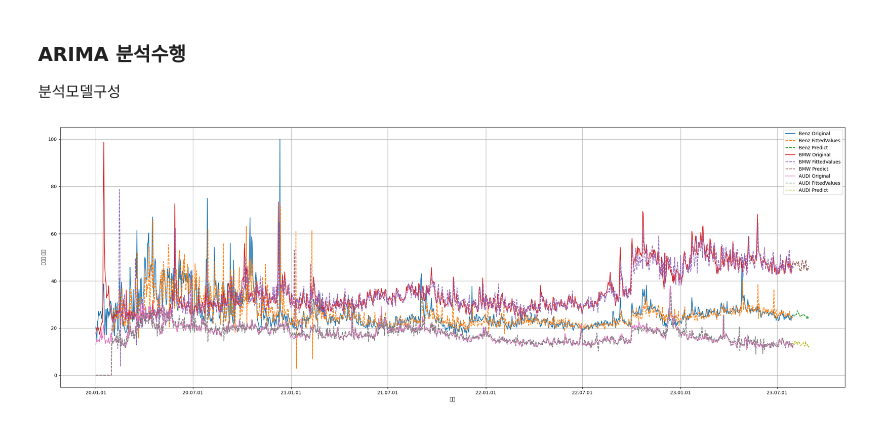
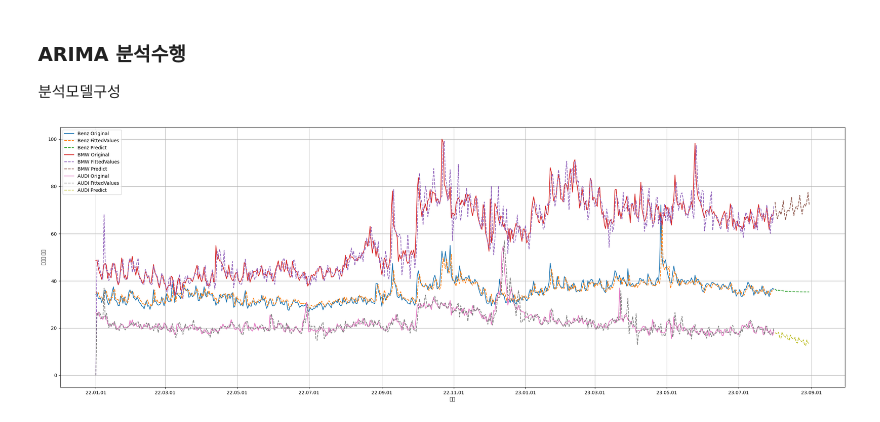
Before and after one commit to Jeeunun/Data_analysis_education_Closed, a Jupyter notebook: data_analysis/E.확증적_데이터_분석/06_시계열분석/09_네이버_검색어_트렌드_복수단어.ipynb, the cells around one changed output. Saved outputs shown, nothing was run; the diff lists cells and outputs as text; code cells hidden in the pictures.

```diff
--- a/data_analysis/E.확증적_데이터_분석/06_시계열분석/09_네이버_검색어_트렌드_복수단어.ipynb
+++ b/data_analysis/E.확증적_데이터_분석/06_시계열분석/09_네이버_검색어_트렌드_복수단어.ipynb
@@ -64,7 +64,7 @@ session.post(API_URL, data=json.dumps({"a" : 100, "b" : 200}))
 ### 전달할 검색어 구성
 # %%
 data = {
-    "startDate": "2020-01-01",   # 2016년 1월 1일부터 조회 시작 가능
+    "startDate": "2022-01-01",   # 2016년 1월 1일부터 조회 시작 가능
     "endDate": "2023-07-31",
     "timeUnit": "date",         # date: 일간, week: 주간, month: 월간
     "keywordGroups": [
@@ -249,7 +249,7 @@ for c in df2.columns:
     print(c)
     print("====================")
 
-    exp_time_data(df2, c, 'm')
+    exp_time_data(df2, c, 'm', max_diff=10)
 # %% [output]
 ====================
 Benz
@@ -301,31 +310,37 @@ AUDI
 ### ARIMA 분석수행
 
 분석모델구성
+# %%
+pdq = (
+    ((1,0,0),(1,0,0,7)), #0번째
+    ((1,1,0),(1,1,0,7)), #1번째
+    ((1,1,0),(1,1,0,7))  #2번쩨
+)
 # %%
 plt.figure(figsize=(30,10))
 
-for c in df2.columns:
+for i,c in enumerate(df2.columns):
     # 모델 구성
-    model = ARIMA(df2[c], order=(1,0,0), seasonal_order=(1,1,0,30))
+    model = ARIMA(df2[c], order=pdq[i][0], seasonal_order=pdq[i][1])
     fit = model.fit()
     # 학습결과
     fv = fit.fittedvalues
     # 예측값
     fc = fit.forecast(30)
 
     sb.lineplot(data=df2, x=df2.index, y=c, label='%s Original' % c)
     sb.lineplot(x=fv.index, y=fv.values, label='%s FittedValues'% c, linestyle='--')
     sb.lineplot(x=fc.index, y=fc.values, label='%s Predict' % c, linestyle='--')
 
 plt.xlabel('날짜')
 plt.ylabel('검색량 비율')
 plt.legend()
 
 monthyearFmt = mdates.DateFormatter('%y.%m.%d')
 plt.gca().xaxis.set_major_formatter(monthyearFmt)
 
 plt.grid()
 plt.show()
 plt.close()
 # %% [output]
-[figure, old version]
+[figure, new version]
```
Also changed, not shown: parts of 10 cells of this notebook.
